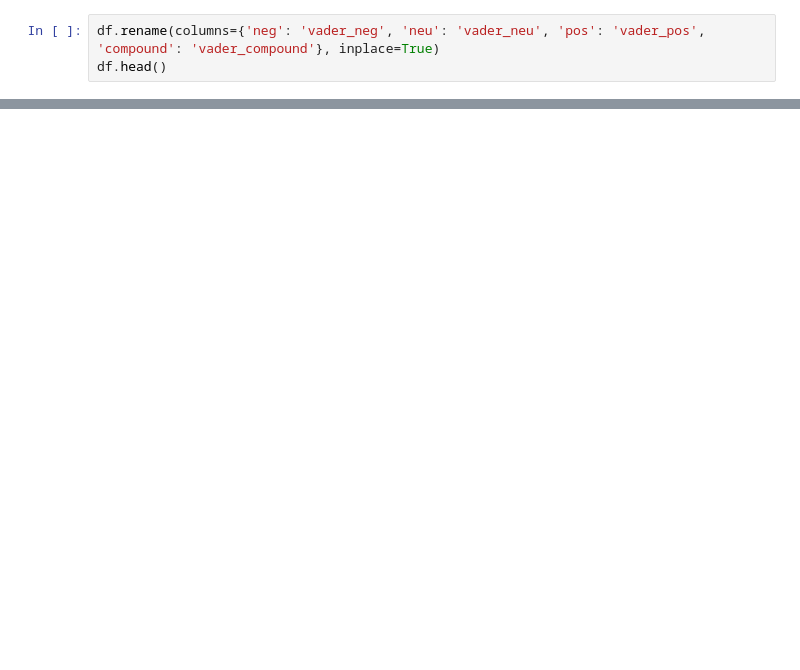
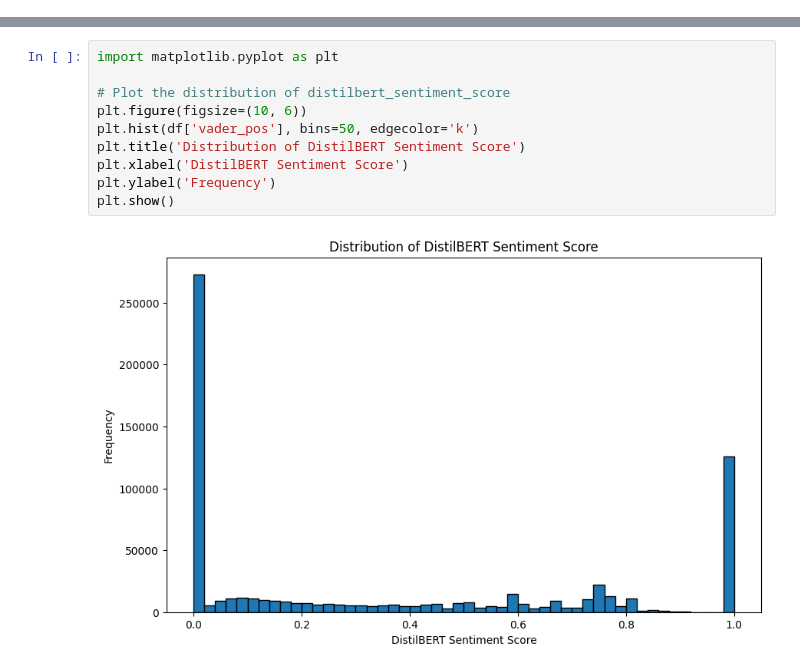
Before and after one commit to mikolaj2268/review_radar, a Jupyter notebook: models_comparison/sentiment_comparison.ipynb, the cells around one changed output, grey strips where cells are left out. Saved outputs shown, nothing was run; the diff lists cells and outputs as text; blank space fills up the shorter version.

Commit message:
fix: update execution counts and output formatting in sentiment_analyzer notebook

```diff
--- a/models_comparison/sentiment_comparison.ipynb
+++ b/models_comparison/sentiment_comparison.ipynb
@@ -14,6 +14,3 @@ df.head()
 | 2 | 14098fe6-6649-4fb4-aeb1-f1b36fdcca6f | 2024-11-23 | This is very good👍 | 5 | Netflix | 0.20 | 0.30 | 0.000 | ... |
 | 3 | 6b215132-0eaf-40f7-a7f4-758c8fbf35b1 | 2024-11-23 | Why auto payment with bank is act... | 1 | Netflix | 0.00 | 0.00 | 0.000 | ... |
 | 4 | b57b2878-92ba-4468-a3dc-722f2c61b51b | 2024-11-23 | Keeps updating every 2 days and s... | 1 | Netflix | 0.00 | 0.50 | 0.000 | ... |
-# %%
-df.rename(columns={'neg': 'vader_neg', 'neu': 'vader_neu', 'pos': 'vader_pos', 'compound': 'vader_compound'}, inplace=True)
-df.head()
@@ -26,0 +17,12 @@ df.head()
+# %%
+import matplotlib.pyplot as plt
+
+# Plot the distribution of distilbert_sentiment_score
+plt.figure(figsize=(10, 6))
+plt.hist(df['vader_pos'], bins=50, edgecolor='k')
+plt.title('Distribution of DistilBERT Sentiment Score')
+plt.xlabel('DistilBERT Sentiment Score')
+plt.ylabel('Frequency')
+plt.show()
+# %% [output]
+[figure, added]
```
Also changed, not shown: parts of 2 cells of this notebook, 2 other files.
